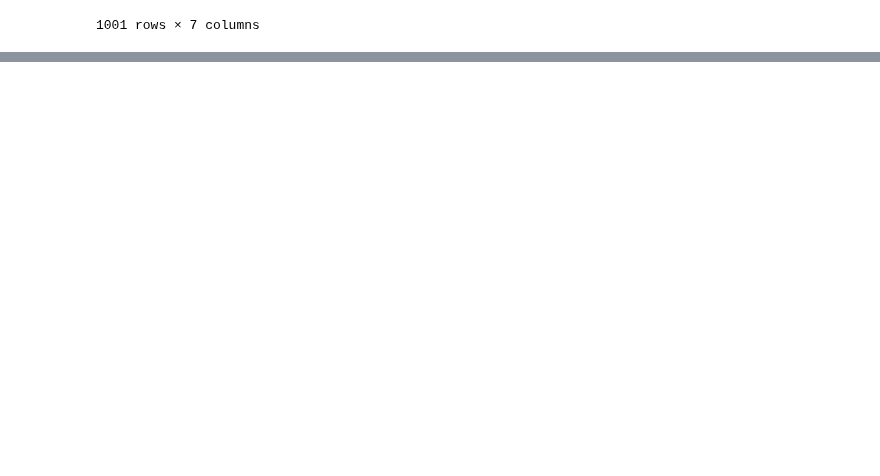
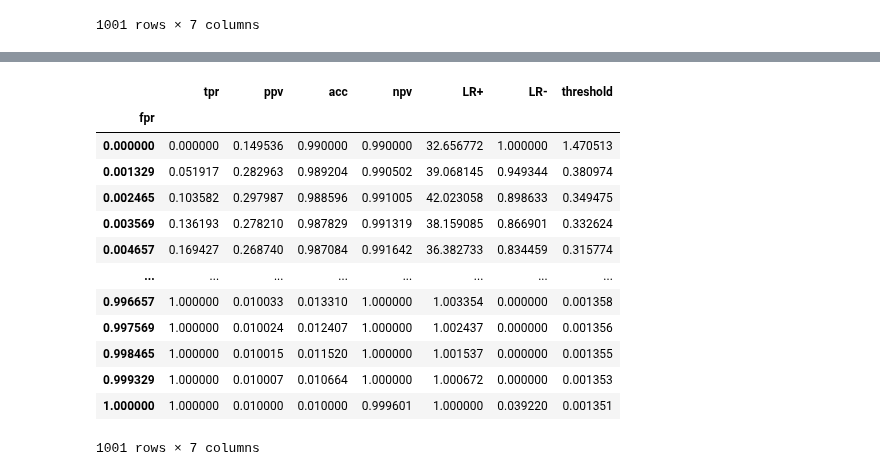
Before and after one commit to zeroknowledgediscovery/zedstat, a Jupyter notebook: examples/example1.ipynb, the cells around one changed output, grey strips where cells are left out. Saved outputs shown, nothing was run; the diff lists cells and outputs as text; code cells hidden in the pictures; blank space fills up the shorter version.

```diff
--- a/examples/example1.ipynb
+++ b/examples/example1.ipynb
@@ -137,0 +167,17 @@ KeyError: '[0.001, 0.002, 0.003, 0.004, 0.005, 0.006, 0.007, 0.008, 0.009, 0.01,
+# %%
+zt.df_lim['L']
+# %% [output]
+|  | tpr | ppv | acc | npv | LR+ | LR- | threshold |
+| fpr |  |  |  |  |  |  |  |
+| 0.000000 | 0.000000 | 0.149536 | 0.990000 | 0.990000 | 32.656772 | 1.000000 | 1.470513 |
+| 0.001329 | 0.051917 | 0.282963 | 0.989204 | 0.990502 | 39.068145 | 0.949344 | 0.380974 |
+| 0.002465 | 0.103582 | 0.297987 | 0.988596 | 0.991005 | 42.023058 | 0.898633 | 0.349475 |
+| 0.003569 | 0.136193 | 0.278210 | 0.987829 | 0.991319 | 38.159085 | 0.866901 | 0.332624 |
+| 0.004657 | 0.169427 | 0.268740 | 0.987084 | 0.991642 | 36.382733 | 0.834459 | 0.315774 |
+| ... | ... | ... | ... | ... | ... | ... | ... |
+| 0.996657 | 1.000000 | 0.010033 | 0.013310 | 1.000000 | 1.003354 | 0.000000 | 0.001358 |
+| 0.997569 | 1.000000 | 0.010024 | 0.012407 | 1.000000 | 1.002437 | 0.000000 | 0.001356 |
+| 0.998465 | 1.000000 | 0.010015 | 0.011520 | 1.000000 | 1.001537 | 0.000000 | 0.001355 |
+| 0.999329 | 1.000000 | 0.010007 | 0.010664 | 1.000000 | 1.000672 | 0.000000 | 0.001353 |
+| 1.000000 | 1.000000 | 0.010000 | 0.010000 | 0.999601 | 1.000000 | 0.039220 | 0.001351 |
+1001 rows × 7 columns
```
Also changed, not shown: parts of 2 cells of this notebook, 10 other files.
